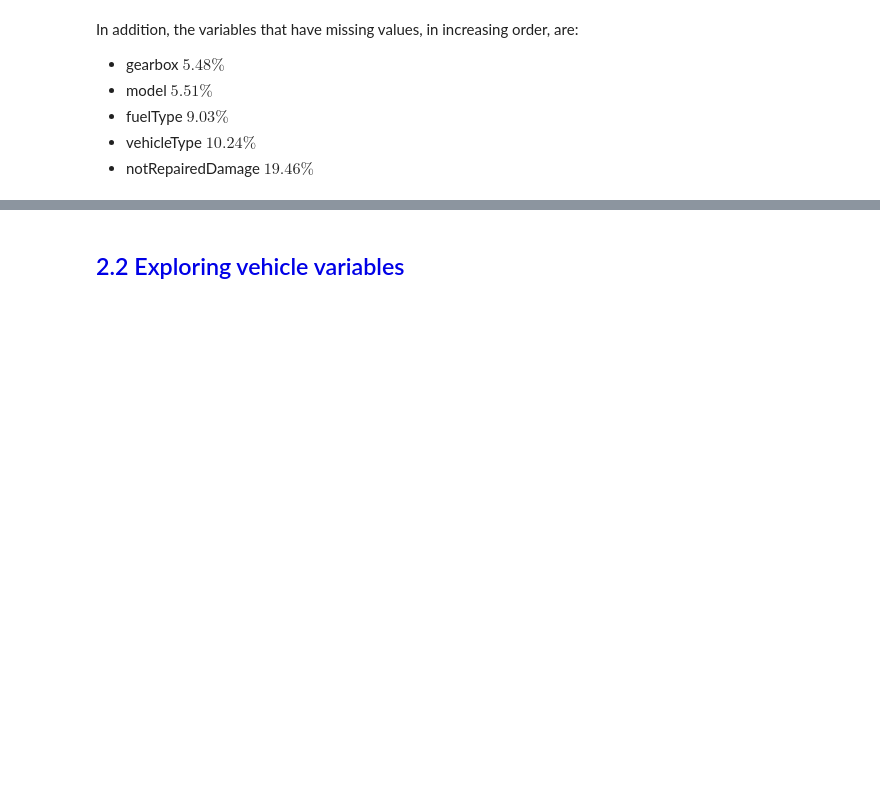
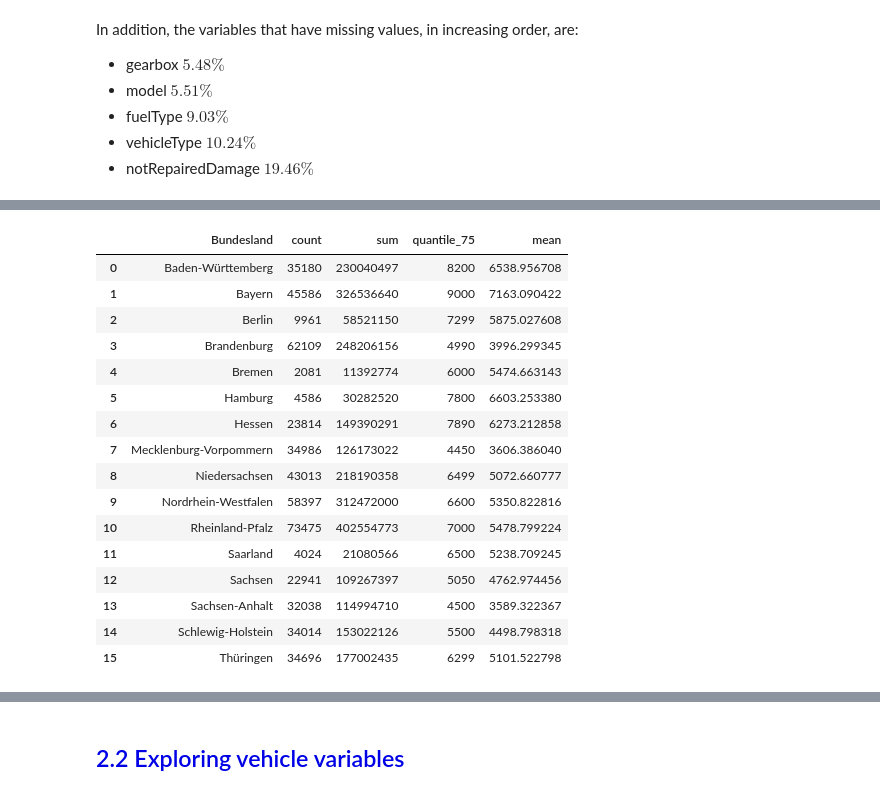
Before and after one commit to katymq/used_car_price_prediction-1, a Jupyter notebook: Used_Car_Price_starting_kit.ipynb, the cells around one changed output, grey strips where cells are left out. Saved outputs shown, nothing was run; the diff lists cells and outputs as text; code cells hidden in the pictures; blank space fills up the shorter version.

```diff
--- a/Used_Car_Price_starting_kit.ipynb
+++ b/Used_Car_Price_starting_kit.ipynb
@@ -292,0 +296,40 @@ plt.show()
+# %%
+postal_codes = pd.read_csv("https://gist.githubusercontent.com/jbspeakr/4565964/raw/4083f8b8933f0e9a64dafc943ecbae496f9d65d2/German-Zip-Codes.csv", low_memory=False, delimiter=';')
+jsonurl = urlopen("https://raw.githubusercontent.com/isellsoap/deutschlandGeoJSON/master/2_bundeslaender/1_sehr_hoch.geojson")
+geodata = json.loads(jsonurl.read())
+# %%
+def remove_outliers(X):
+    return X[X["price"]<1e6]
+# %%
+def quantile_75(x):
+    return np.percentile(x, 75)
+
+def map_dataframe(X_train, y_train, ):
+    a = X_train.copy()
+    a["price"] = y_train
+    a = remove_outliers(a)
+    d = pd.merge(a, postal_codes, left_on="postalCode", right_on ="Plz", how="left" ).drop_duplicates()
+    map_viz_data = d[["price", "Bundesland"]].groupby("Bundesland").agg(["count", "sum", quantile_75 ])["price"].reset_index()
+    map_viz_data["mean"] = map_viz_data["sum"]/map_viz_data["count"]
+    return map_viz_data
+# %%
+map_df = map_dataframe(X_train, y_train)
+map_df
+# %% [output]
+|  | Bundesland | count | sum | quantile_75 | mean |
+| 0 | Baden-Württemberg | 35180 | 230040497 | 8200 | 6538.956708 |
+| 1 | Bayern | 45586 | 326536640 | 9000 | 7163.090422 |
+| 2 | Berlin | 9961 | 58521150 | 7299 | 5875.027608 |
+| 3 | Brandenburg | 62109 | 248206156 | 4990 | 3996.299345 |
+| 4 | Bremen | 2081 | 11392774 | 6000 | 5474.663143 |
+| 5 | Hamburg | 4586 | 30282520 | 7800 | 6603.253380 |
+| 6 | Hessen | 23814 | 149390291 | 7890 | 6273.212858 |
+| 7 | Mecklenburg-Vorpommern | 34986 | 126173022 | 4450 | 3606.386040 |
+| 8 | Niedersachsen | 43013 | 218190358 | 6499 | 5072.660777 |
+| 9 | Nordrhein-Westfalen | 58397 | 312472000 | 6600 | 5350.822816 |
+| 10 | Rheinland-Pfalz | 73475 | 402554773 | 7000 | 5478.799224 |
+| 11 | Saarland | 4024 | 21080566 | 6500 | 5238.709245 |
+| 12 | Sachsen | 22941 | 109267397 | 5050 | 4762.974456 |
+| 13 | Sachsen-Anhalt | 32038 | 114994710 | 4500 | 3589.322367 |
+| 14 | Schlewig-Holstein | 34014 | 153022126 | 5500 | 4498.798318 |
+| 15 | Thüringen | 34696 | 177002435 | 6299 | 5101.522798 |
```
Also changed, not shown: parts of 8 cells of this notebook, 3 other files.
